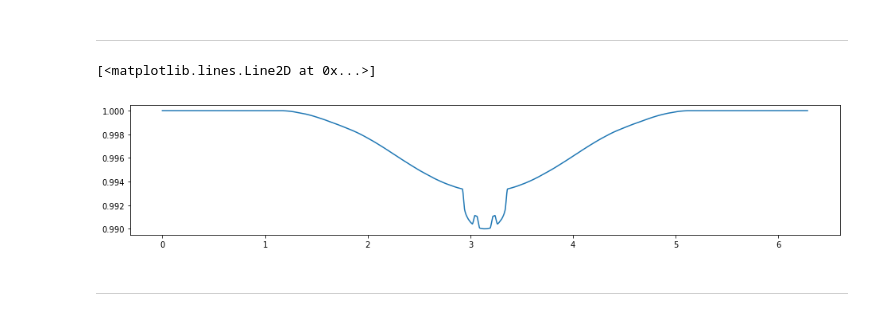
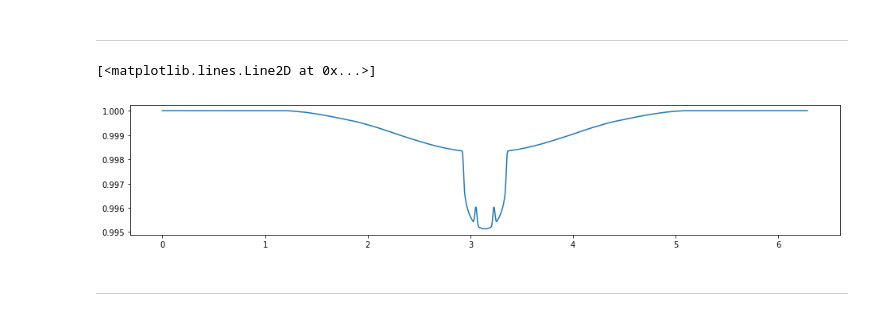
Before and after one commit to bmorris3/zeitsprung, a Jupyter notebook: fleck_transit.ipynb, the cells around one changed output. Saved outputs shown, nothing was run; the diff lists cells and outputs as text; code cells hidden in the pictures.

```diff
--- a/fleck_transit.ipynb
+++ b/fleck_transit.ipynb
@@ -25,7 +25,8 @@ spot_contrast = 0.7
 u_ld = [0.5079, 0.2239]
 f0 = total_flux(u_ld)
 # %%
-n_rotations = 10000
+n_rotations = 1000
+# angles = np.ones(n_rotations) * 180*u.deg
 angles = np.arange(0, 2*np.pi, 2*np.pi/n_rotations) * u.rad
 # %%
 n_incs = 1
@@ -37,31 +38,33 @@ b = 0
 a_rs = 15
 
 inc_stellar = np.array([90]) * u.deg
-spot_radii = np.array([[0.1], [0.1]])
+spot_radii = np.array([[0.05], [0.05]])
 spot_lats = np.array([[0], [0]]) * u.deg
+# spot_lons = np.array([[150], [210]]) * u.deg
 spot_lons = np.array([[160], [200]]) * u.deg
 
-d = np.linspace(-15, 15, n_rotations)
+#d = np.linspace(-15, 15, n_rotations)
+d = np.linspace(-a_rs, a_rs, n_rotations)
 z = np.abs(d)
 # %% [markdown]
 ***
 # %%
 from astropy.time import Time
 
 times = Time(np.linspace(0, 2*np.pi, n_rotations), format='jd')
-planet = Planet(per=2*np.pi, inc=90, a=15, t0=np.pi, rp=p, ecc=0, w=90, lam=0, b=0)
+planet = Planet(per=2*np.pi, inc=90, a=a_rs, t0=np.pi, rp=p, ecc=0, w=90, lam=0, b=0)
 star = Star(planet, rotation_period=2*np.pi, inc_stellar=90, spot_contrast=spot_contrast, u=u_ld, rho_s=0.038)
 stsp_spots = [Spot(spot_lats[0, 0], spot_lons[0, 0] + 180 * u.deg, spot_radii[0, 0]),
               Spot(spot_lats[1, 0], spot_lons[1, 0] - 180 * u.deg , spot_radii[1, 0])]
 
 with STSP(times, star, stsp_spots) as s:
     lc = s.generate_lightcurve(normalize_oot=False)
 
 fig, ax = plt.subplots(figsize=(16, 3))
 plt.plot(lc.times.jd, lc.fluxes)
 # %% [output]
 [<matplotlib.lines.Line2D at 0x...>]
-[figure, old version]
+[figure, new version]
 # %% [markdown]
 ***
 # %% [markdown]
```
Also changed, not shown: parts of 8 cells of this notebook.
